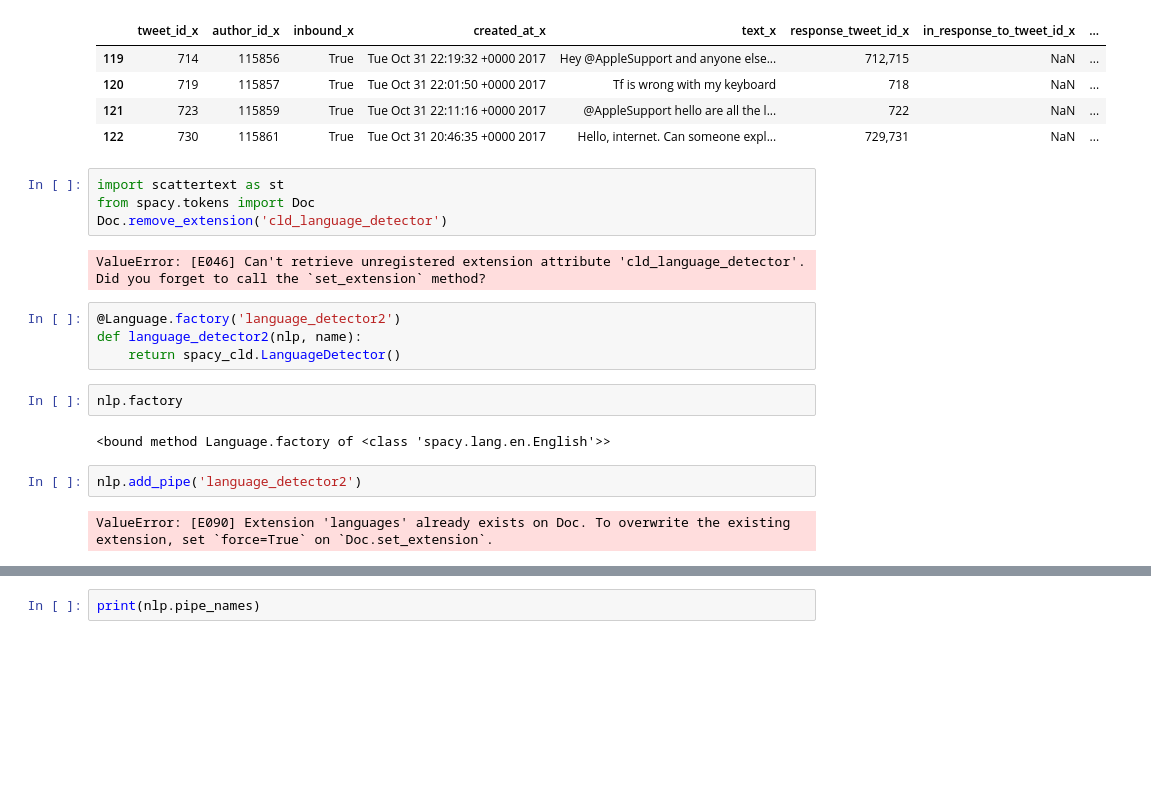
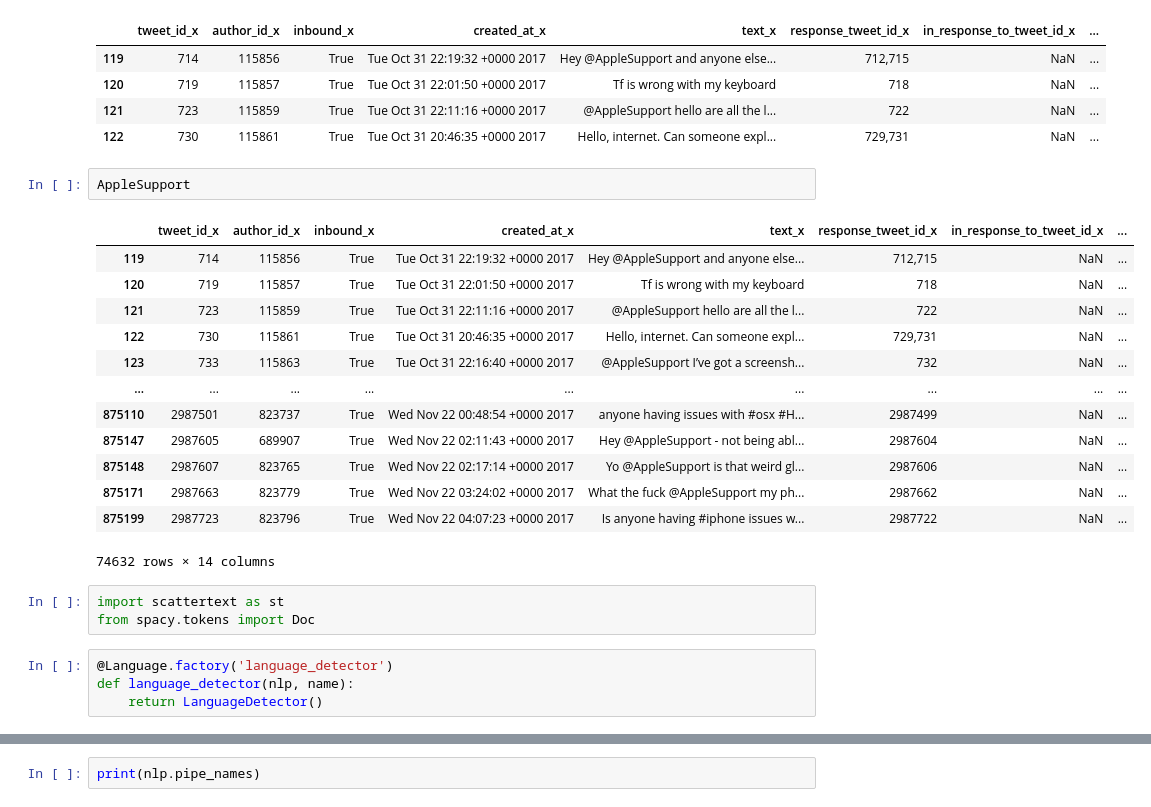
Before and after one commit to choi4624/SWbootProject_2023-7, a Jupyter notebook: 3rd_NLP/twitter_dataVisual.ipynb, the cells around one changed output, grey strips where cells are left out. Cells and saved outputs as stored; diff of their text form; blank space fills up the shorter version.

```diff
--- a/3rd_NLP/twitter_dataVisual.ipynb
+++ b/3rd_NLP/twitter_dataVisual.ipynb
@@ -246,21 +286,26 @@ AppleSupport.head(4)
 | 120 | 719 | 115857 | True | Tue Oct 31 22:01:50 +0000 2017 | Tf is wrong with my keyboard | 718 | NaN | ... |
 | 121 | 723 | 115859 | True | Tue Oct 31 22:11:16 +0000 2017 | @AppleSupport hello are all the l... | 722 | NaN | ... |
 | 122 | 730 | 115861 | True | Tue Oct 31 20:46:35 +0000 2017 | Hello, internet. Can someone expl... | 729,731 | NaN | ... |
+# %%
+AppleSupport
+# %% [output]
+|  | tweet_id_x | author_id_x | inbound_x | created_at_x | text_x | response_tweet_id_x | in_response_to_tweet_id_x | ... |
+| 119 | 714 | 115856 | True | Tue Oct 31 22:19:32 +0000 2017 | Hey @AppleSupport and anyone else... | 712,715 | NaN | ... |
+| 120 | 719 | 115857 | True | Tue Oct 31 22:01:50 +0000 2017 | Tf is wrong with my keyboard | 718 | NaN | ... |
+| 121 | 723 | 115859 | True | Tue Oct 31 22:11:16 +0000 2017 | @AppleSupport hello are all the l... | 722 | NaN | ... |
+| 122 | 730 | 115861 | True | Tue Oct 31 20:46:35 +0000 2017 | Hello, internet. Can someone expl... | 729,731 | NaN | ... |
+| 123 | 733 | 115863 | True | Tue Oct 31 22:16:40 +0000 2017 | @AppleSupport I’ve got a screensh... | 732 | NaN | ... |
+| ... | ... | ... | ... | ... | ... | ... | ... | ... |
+| 875110 | 2987501 | 823737 | True | Wed Nov 22 00:48:54 +0000 2017 | anyone having issues with #osx #H... | 2987499 | NaN | ... |
+| 875147 | 2987605 | 689907 | True | Wed Nov 22 02:11:43 +0000 2017 | Hey @AppleSupport - not being abl... | 2987604 | NaN | ... |
+| 875148 | 2987607 | 823765 | True | Wed Nov 22 02:17:14 +0000 2017 | Yo @AppleSupport is that weird gl... | 2987606 | NaN | ... |
+| 875171 | 2987663 | 823779 | True | Wed Nov 22 03:24:02 +0000 2017 | What the fuck @AppleSupport my ph... | 2987662 | NaN | ... |
+| 875199 | 2987723 | 823796 | True | Wed Nov 22 04:07:23 +0000 2017 | Is anyone having #iphone issues w... | 2987722 | NaN | ... |
+74632 rows × 14 columns
 # %%
 import scattertext as st
 from spacy.tokens import Doc
-Doc.remove_extension('cld_language_detector')
-# %% [output]
-ValueError: [E046] Can't retrieve unregistered extension attribute 'cld_language_detector'. Did you forget to call the `set_extension` method?
 # %%
-@Language.factory('language_detector2')
-def language_detector2(nlp, name):
-    return spacy_cld.LanguageDetector()
+@Language.factory('language_detector')
+def language_detector(nlp, name):
+    return LanguageDetector()
-# %%
-nlp.factory
-# %% [output]
-<bound method Language.factory of <class 'spacy.lang.en.English'>>
-# %%
-nlp.add_pipe('language_detector2')
-# %% [output]
-ValueError: [E090] Extension 'languages' already exists on Doc. To overwrite the existing extension, set `force=True` on `Doc.set_extension`.
```
Also changed, not shown: parts of 15 cells of this notebook, 2 other files.
